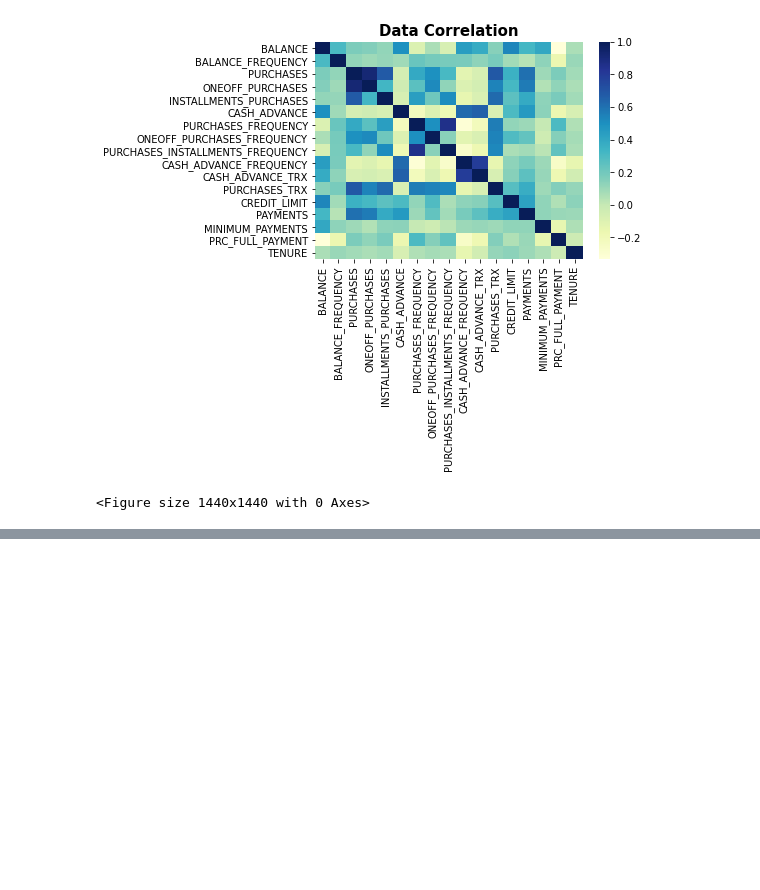
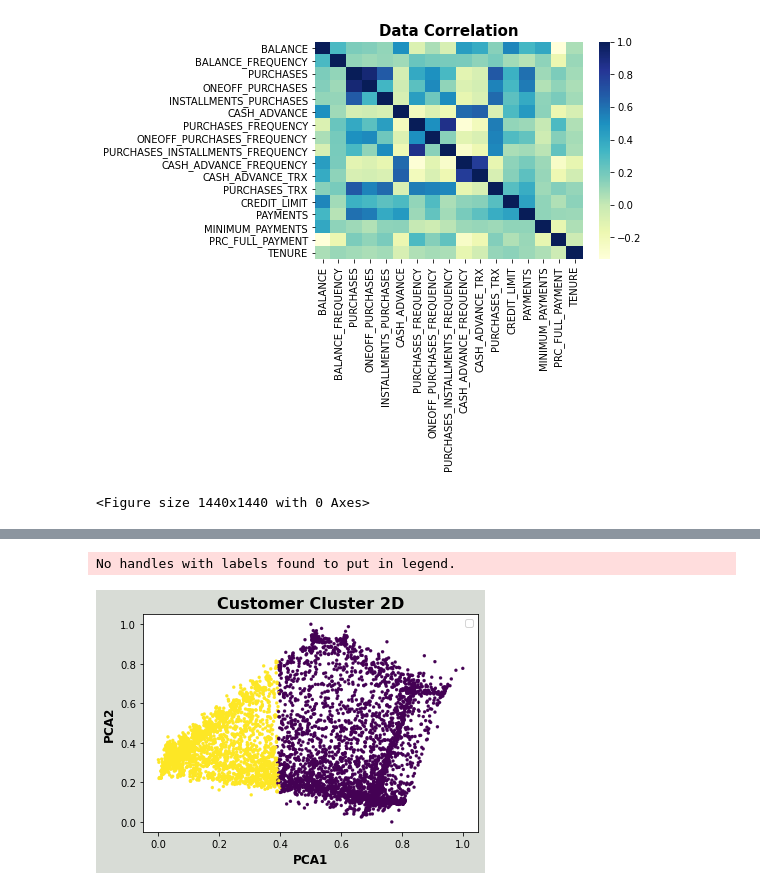
Before and after one commit to Gabrieleas10/Customer_Bank_Segmentation, a Jupyter notebook: customer_bank_segmentation.ipynb, the cells around one changed output, grey strips where cells are left out. Cells and saved outputs as stored; diff of their text form; code cells hidden in the pictures; blank space fills up the shorter version.

```diff
--- a/customer_bank_segmentation.ipynb
+++ b/customer_bank_segmentation.ipynb
@@ -102,0 +141,19 @@ features = scaler.fit_transform(features)
+# %%
+# 2 clusters
+kmeans = KMeans(n_clusters=2 , random_state=0).fit(df)
+labels = kmeans.labels_
+# %%
+fig = plt.figure()
+ax = fig.subplots()
+
+ax.scatter(df[:,17] , df[:,18] , c= labels ,linewidth=0.15 , s =10)
+
+ax.set_xlabel('PCA1' , size = 12 , weight = 'bold')
+ax.set_ylabel('PCA2' , size = 12 , weight = 'bold')
+ax.set_title('Customer Cluster 2D' , size = 16 , weight = 'bold')
+fig.patch.set_facecolor('xkcd:light grey')
+ax.legend()
+plt.show()
+# %% [output]
+No handles with labels found to put in legend.
+[figure, added]
```
Also changed, not shown: parts of 5 cells of this notebook.
